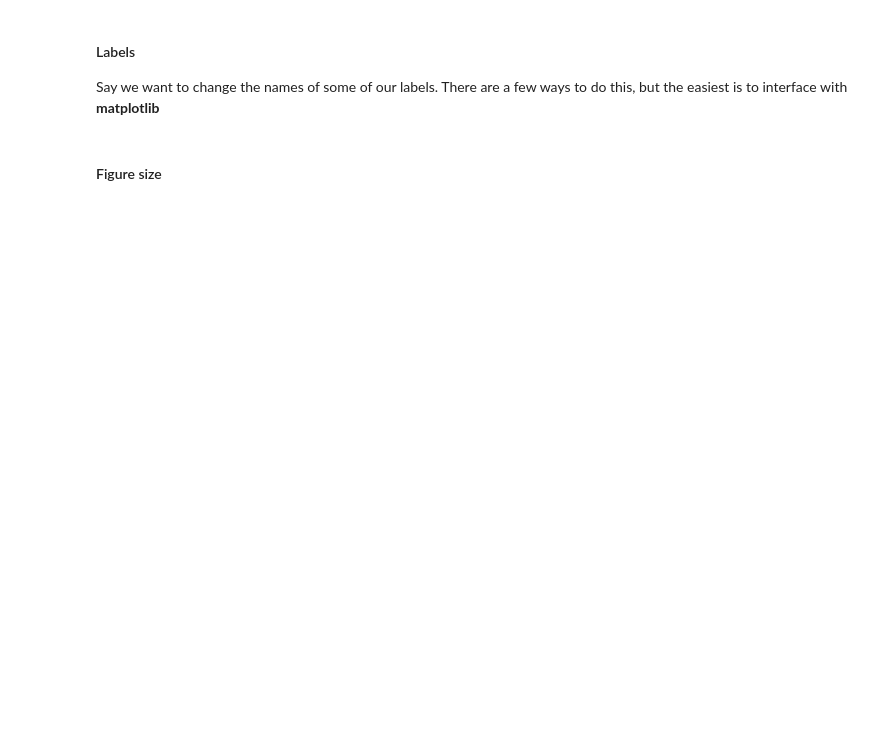
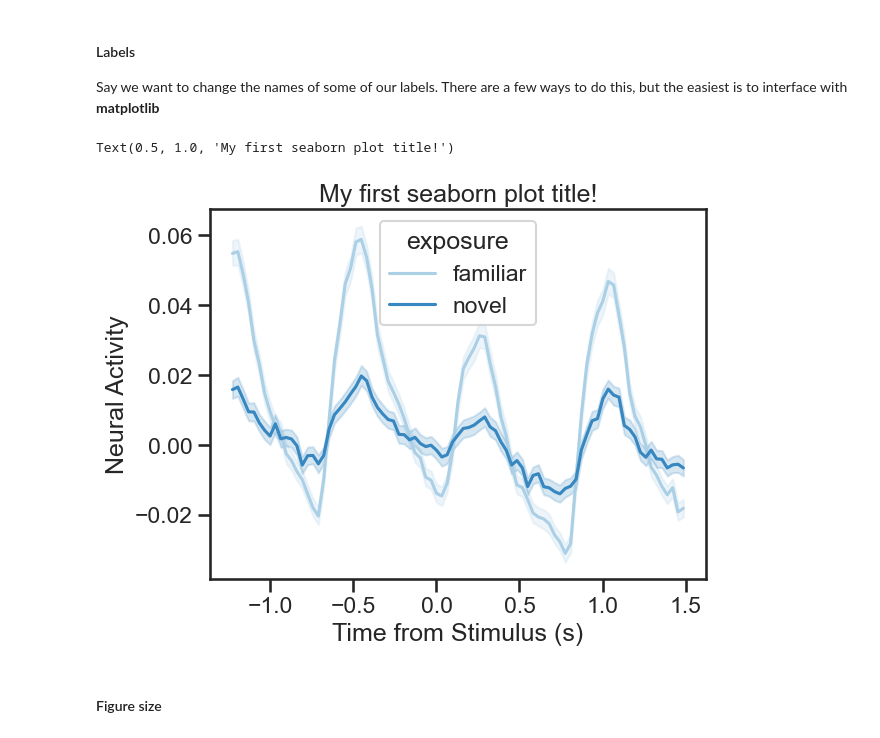
Before and after one commit to Vanibou/intro2python, a Jupyter notebook: Week07_student.ipynb, the cells around one changed output. Drawn from its saved outputs; the diff is of its cells as text; code cells hidden in the pictures; blank space fills up the shorter version.

```diff
--- a/Week07_student.ipynb
+++ b/Week07_student.ipynb
@@ -357,10 +357,13 @@ Say we want to change the names of some of our labels. There are a few ways to d
 # %%
 sns.set_style('ticks')
 
 sns.lineplot(data = data, x = 'time_from_stim', y = 'dF/F', hue = 'exposure', palette = 'Blues')
-plt.xlabel('Delta Stim')
+plt.xlabel('Time from Stimulus (s)')
 plt.ylabel('Neural Activity')
 plt.title('My first seaborn plot title!')
+# %% [output]
+Text(0.5, 1.0, 'My first seaborn plot title!')
+[figure, added]
 # %% [markdown]
 #### Figure size
 # %%
```
Also changed, not shown: parts of 4 cells of this notebook, 7 other files.
